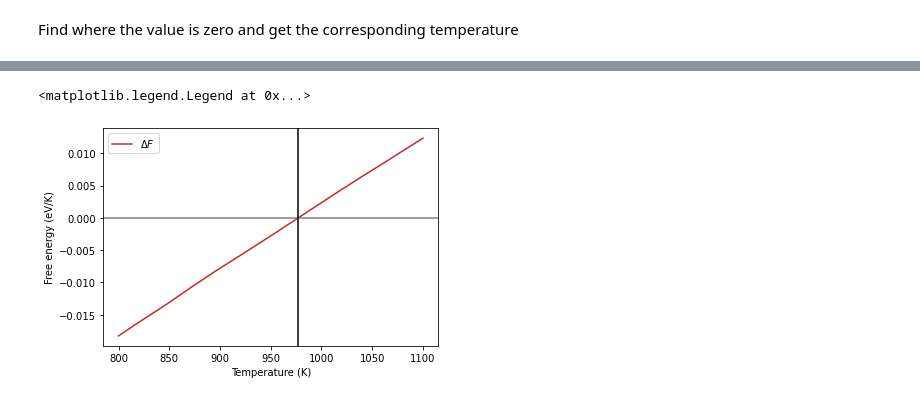
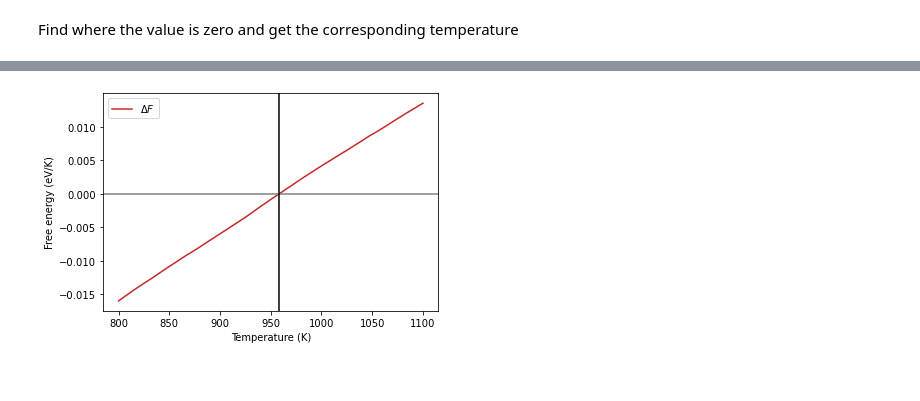
Before and after one commit to pyiron-workshop/potentials-workshop-2022, a Jupyter notebook: phase_diagram/tutorial_1.ipynb, the cells around one changed output, grey strips where cells are left out. Cells and saved outputs as stored; diff of their text form; code cells hidden in the pictures.

```diff
--- a/phase_diagram/tutorial_1.ipynb
+++ b/phase_diagram/tutorial_1.ipynb
@@ -404,17 +402,17 @@ By now, we have seen how to calculate the free energy of the FCC structure. This
 # %% [markdown]
 #### Free energy of solid
 # %%
-structure = pr.create.structure.ase.bulk('Al', cubic=True, a=4.1362).repeat(5)
+structure = pr.create.structure.ase.bulk('Al', cubic=True, a=4.1362).repeat(3)
 # %%
 al_fcc = pr.create.job.Calphy("Al_fcc_tm", delete_aborted_job=True)
 al_fcc.potential = potential_list[0]
 al_fcc.structure = structure
-al_fcc.server.cores = 4
+al_fcc.server.cores = 2
 al_fcc.calc_free_energy(temperature=[800, 1100],
                      pressure=0,
                      reference_phase="solid",
-                     n_equilibration_steps=10000,
-                     n_switching_steps=10000)
+                     n_equilibration_steps=5000,
+                     n_switching_steps=5000)
 al_fcc.run()
 # %% [output]
 your performance may suffer as PyTables will pickle object types that it cannot
@@ -434,12 +432,12 @@ Calculation of the free energy of liquid is as easy as changing the option `refe
 al_lqd = pr.create.job.Calphy("Al_lqd_tm", delete_aborted_job=True)
 al_lqd.potential = potential_list[0]
 al_lqd.structure = structure
-al_lqd.server.cores = 4
+al_lqd.server.cores = 2
 al_lqd.calc_free_energy(temperature=[800, 1100],
                      pressure=0,
                      reference_phase="liquid",
-                     n_equilibration_steps=10000,
-                     n_switching_steps=10000)
+                     n_equilibration_steps=5000,
+                     n_switching_steps=5000)
 al_lqd.run()
 # %% [output]
 your performance may suffer as PyTables will pickle object types that it cannot
@@ -510,11 +518,10 @@ The calculated melting temperature is 977 K.
 # %%
 plt.plot(al_fcc.output.temperature, fediff,
         label=r"$\Delta F$", color='#C62828')
 plt.axhline(0, color="gray")
-plt.axvline(977, color="black")
+plt.axvline(tm, color="black")
 plt.xlabel("Temperature (K)")
 plt.ylabel("Free energy (eV/K)")
-plt.legend()
+plt.legend();
 # %% [output]
-<matplotlib.legend.Legend at 0x...>
-[figure, old version]
+[figure, new version]
```
Also changed, not shown: parts of 23 cells of this notebook.
